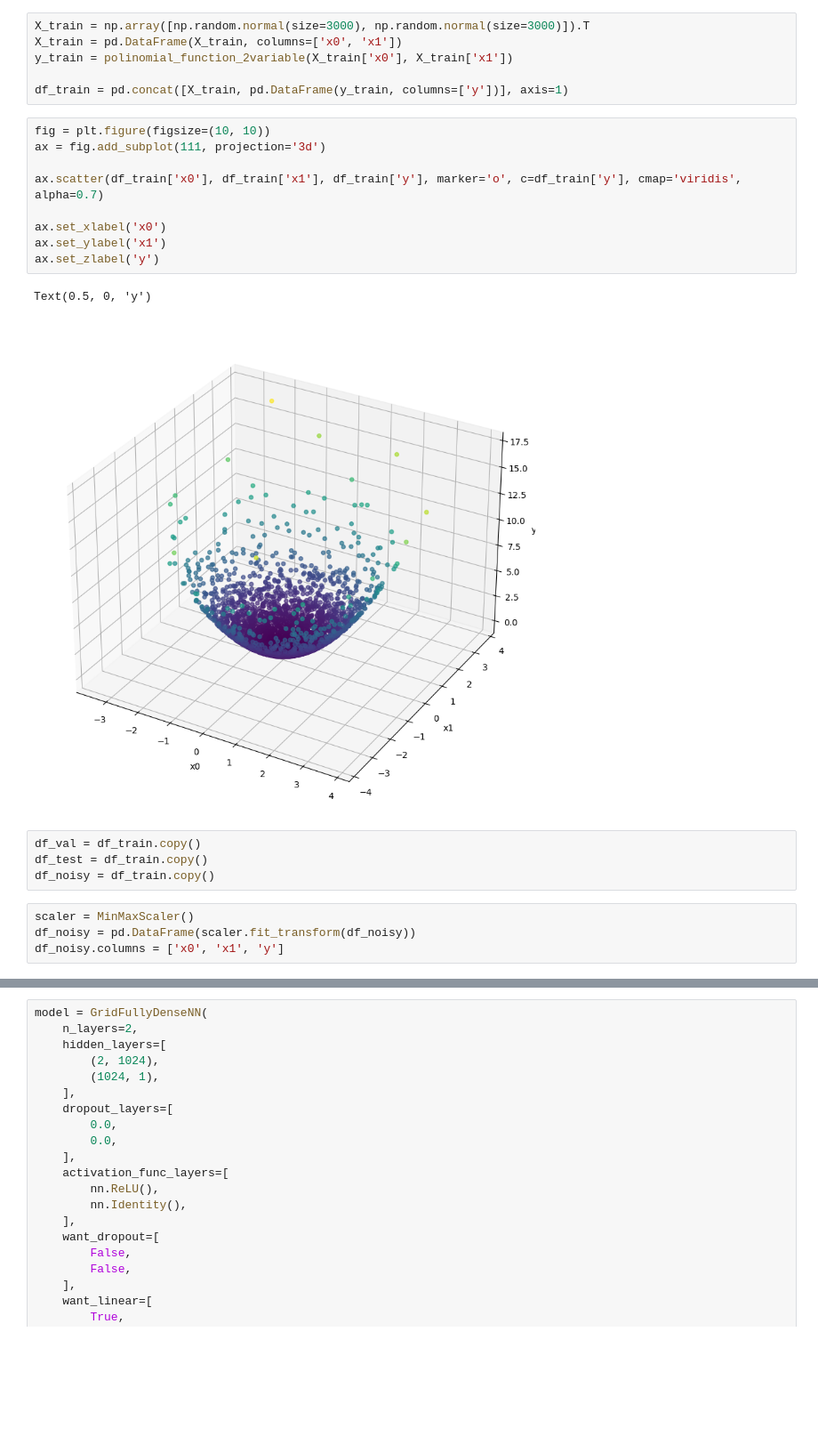
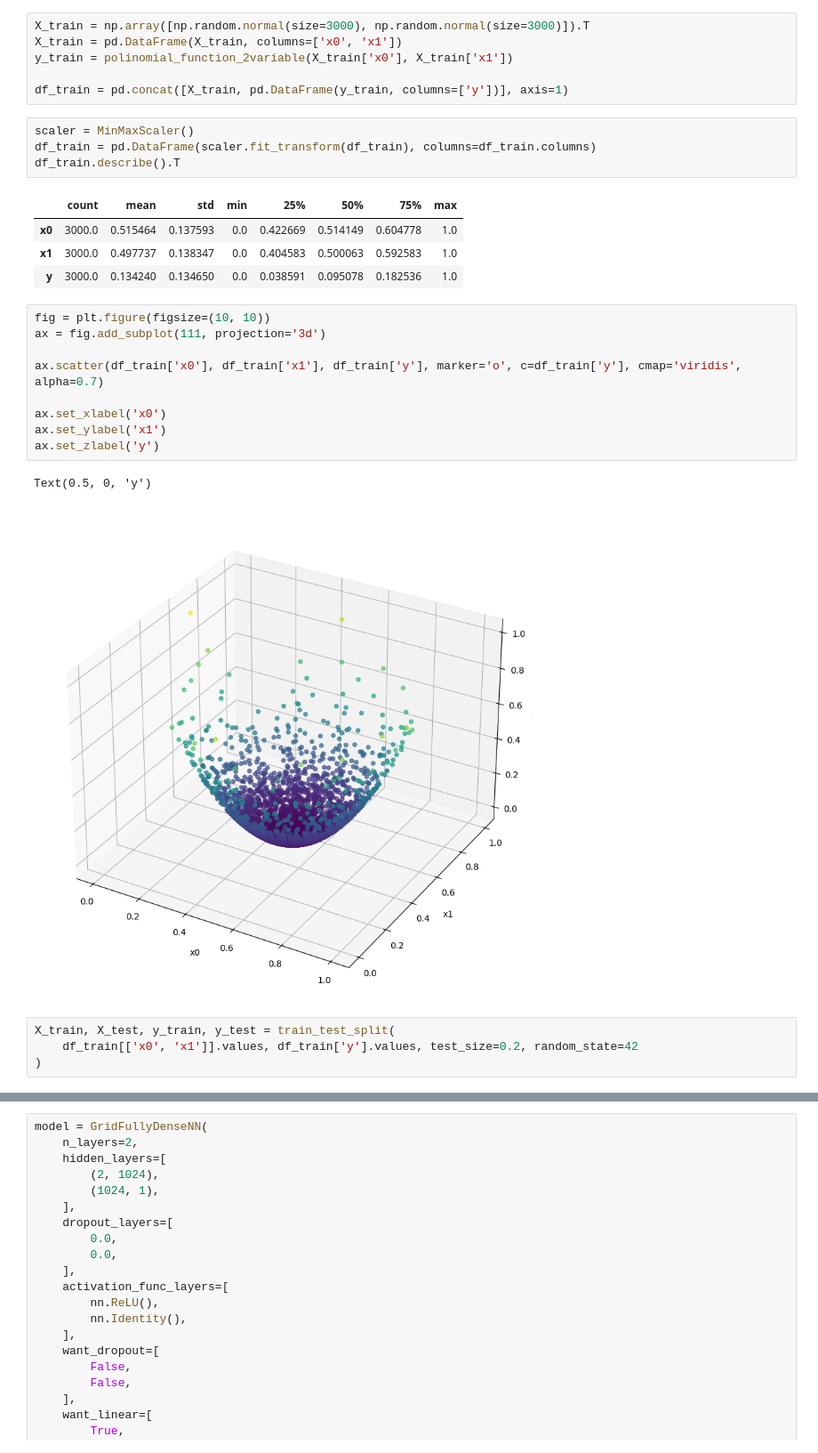
Before and after one commit to ari-dasci/S-DenoGrad, a Jupyter notebook: src/notebooks/polinomial_3D/polinomial_data_2variable.ipynb, the cells around one changed output, grey strips where cells are left out. Shown: that part at 89% size. Drawn from its saved outputs; the diff is of its cells as text; blank space fills up the shorter version.

```diff
--- a/src/notebooks/polinomial_3D/polinomial_data_2variable.ipynb
+++ b/src/notebooks/polinomial_3D/polinomial_data_2variable.ipynb
@@ -75,6 +76,15 @@ X_train = pd.DataFrame(X_train, columns=['x0', 'x1'])
 y_train = polinomial_function_2variable(X_train['x0'], X_train['x1'])
 
 df_train = pd.concat([X_train, pd.DataFrame(y_train, columns=['y'])], axis=1)
+# %%
+scaler = MinMaxScaler()
+df_train = pd.DataFrame(scaler.fit_transform(df_train), columns=df_train.columns)
+df_train.describe().T
+# %% [output]
+|  | count | mean | std | min | 25% | 50% | 75% | max |
+| x0 | 3000.0 | 0.515464 | 0.137593 | 0.0 | 0.422669 | 0.514149 | 0.604778 | 1.0 |
+| x1 | 3000.0 | 0.497737 | 0.138347 | 0.0 | 0.404583 | 0.500063 | 0.592583 | 1.0 |
+| y | 3000.0 | 0.134240 | 0.134650 | 0.0 | 0.038591 | 0.095078 | 0.182536 | 1.0 |
 # %%
 fig = plt.figure(figsize=(10, 10))
 ax = fig.add_subplot(111, projection='3d')
@@ -86,12 +96,8 @@ ax.set_ylabel('x1')
 ax.set_zlabel('y')
 # %% [output]
 Text(0.5, 0, 'y')
-[figure, old version]
+[figure, new version]
-# %%
-df_val = df_train.copy()
-df_test = df_train.copy()
-df_noisy = df_train.copy()
-# %%
-scaler = MinMaxScaler()
-df_noisy = pd.DataFrame(scaler.fit_transform(df_noisy))
-df_noisy.columns = ['x0', 'x1', 'y']
+# %%
+X_train, X_test, y_train, y_test = train_test_split(
+    df_train[['x0', 'x1']].values, df_train['y'].values, test_size=0.2, random_state=42
+)
```
Also changed, not shown: parts of 17 cells of this notebook, 43 other files.
